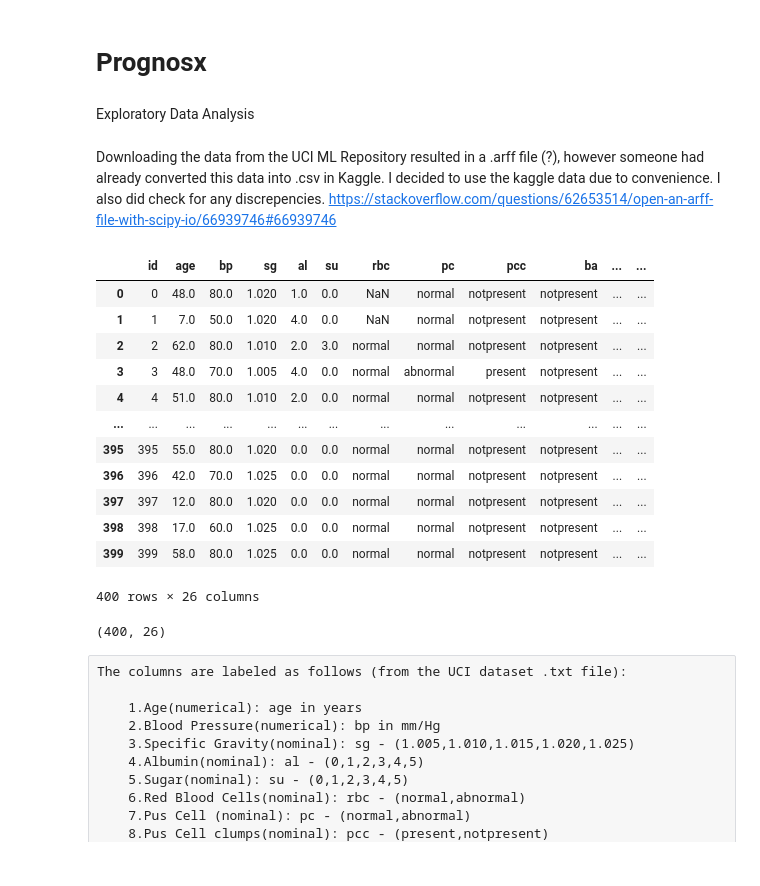
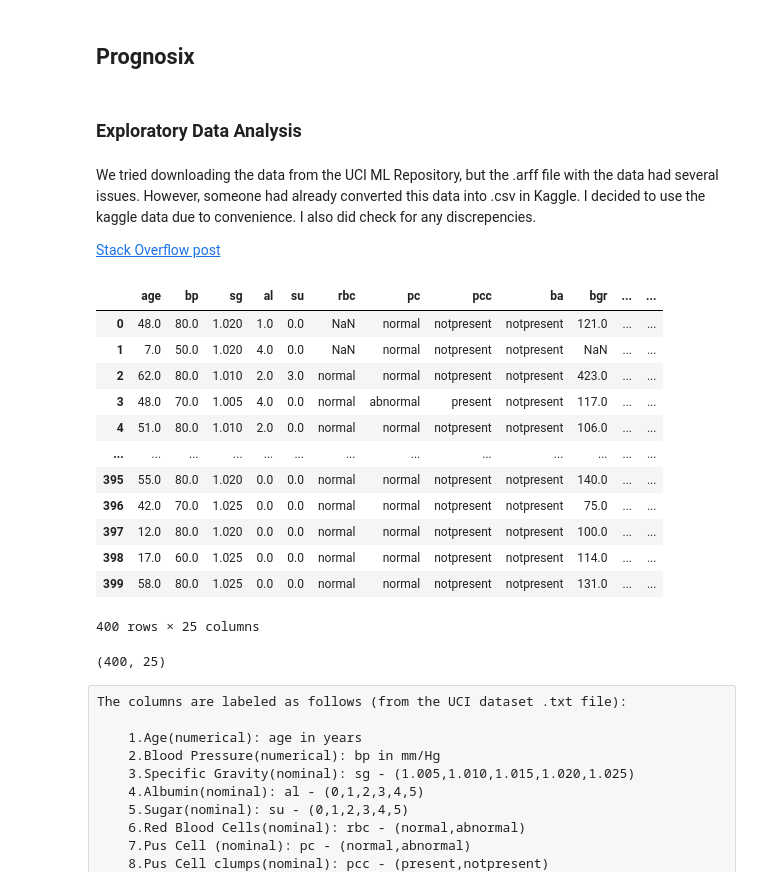
Before and after one commit to unprosaiclabyrinth/PrognosiX, a Jupyter notebook: Prognosix.ipynb, the cells around one changed output. Saved outputs shown, nothing was run; the diff lists cells and outputs as text; code cells hidden in the pictures.

```diff
--- a/Prognosix.ipynb
+++ b/Prognosix.ipynb
@@ -1,6 +1,6 @@
 # %% [markdown]
-# Prognosx
+## Prognosix
 # %% [markdown]
-Exploratory Data Analysis
+### Exploratory Data Analysis
 # %%
 import pandas as pd
@@ -12,28 +15,33 @@ from scipy.io import arff
 # %% [markdown]
-Downloading the data from the UCI ML Repository resulted in a .arff file (?), however someone had already converted this data into .csv in Kaggle.
+We tried downloading the data from the UCI ML Repository, but the .arff file with the data had several issues. However, someone had already converted this data into .csv in Kaggle.
 I decided to use the kaggle data due to convenience. I also did check for any discrepencies.
-https://stackoverflow.com/questions/62653514/open-an-arff-file-with-scipy-io/66939746#66939746
+
+[Stack Overflow post](https://stackoverflow.com/questions/62653514/open-an-arff-file-with-scipy-io/66939746#66939746)
 # %%
-df = pd.read_csv("kidney_disease.csv")
+df = pd.read_csv("chronic_kidney_disease.csv")
+
+# dropping the redundant id feature
+df = df.drop('id', axis=1)
+
 df
 # %% [output]
-|  | id | age | bp | sg | al | su | rbc | pc | pcc | ba | ... | ... |
-| 0 | 0 | 48.0 | 80.0 | 1.020 | 1.0 | 0.0 | NaN | normal | notpresent | notpresent | ... | ... |
-| 1 | 1 | 7.0 | 50.0 | 1.020 | 4.0 | 0.0 | NaN | normal | notpresent | notpresent | ... | ... |
-| 2 | 2 | 62.0 | 80.0 | 1.010 | 2.0 | 3.0 | normal | normal | notpresent | notpresent | ... | ... |
-| 3 | 3 | 48.0 | 70.0 | 1.005 | 4.0 | 0.0 | normal | abnormal | present | notpresent | ... | ... |
-| 4 | 4 | 51.0 | 80.0 | 1.010 | 2.0 | 0.0 | normal | normal | notpresent | notpresent | ... | ... |
+|  | age | bp | sg | al | su | rbc | pc | pcc | ba | bgr | ... | ... |
+| 0 | 48.0 | 80.0 | 1.020 | 1.0 | 0.0 | NaN | normal | notpresent | notpresent | 121.0 | ... | ... |
+| 1 | 7.0 | 50.0 | 1.020 | 4.0 | 0.0 | NaN | normal | notpresent | notpresent | NaN | ... | ... |
+| 2 | 62.0 | 80.0 | 1.010 | 2.0 | 3.0 | normal | normal | notpresent | notpresent | 423.0 | ... | ... |
+| 3 | 48.0 | 70.0 | 1.005 | 4.0 | 0.0 | normal | abnormal | present | notpresent | 117.0 | ... | ... |
+| 4 | 51.0 | 80.0 | 1.010 | 2.0 | 0.0 | normal | normal | notpresent | notpresent | 106.0 | ... | ... |
 | ... | ... | ... | ... | ... | ... | ... | ... | ... | ... | ... | ... | ... |
-| 395 | 395 | 55.0 | 80.0 | 1.020 | 0.0 | 0.0 | normal | normal | notpresent | notpresent | ... | ... |
-| 396 | 396 | 42.0 | 70.0 | 1.025 | 0.0 | 0.0 | normal | normal | notpresent | notpresent | ... | ... |
-| 397 | 397 | 12.0 | 80.0 | 1.020 | 0.0 | 0.0 | normal | normal | notpresent | notpresent | ... | ... |
-| 398 | 398 | 17.0 | 60.0 | 1.025 | 0.0 | 0.0 | normal | normal | notpresent | notpresent | ... | ... |
-| 399 | 399 | 58.0 | 80.0 | 1.025 | 0.0 | 0.0 | normal | normal | notpresent | notpresent | ... | ... |
+| 395 | 55.0 | 80.0 | 1.020 | 0.0 | 0.0 | normal | normal | notpresent | notpresent | 140.0 | ... | ... |
+| 396 | 42.0 | 70.0 | 1.025 | 0.0 | 0.0 | normal | normal | notpresent | notpresent | 75.0 | ... | ... |
+| 397 | 12.0 | 80.0 | 1.020 | 0.0 | 0.0 | normal | normal | notpresent | notpresent | 100.0 | ... | ... |
+| 398 | 17.0 | 60.0 | 1.025 | 0.0 | 0.0 | normal | normal | notpresent | notpresent | 114.0 | ... | ... |
+| 399 | 58.0 | 80.0 | 1.025 | 0.0 | 0.0 | normal | normal | notpresent | notpresent | 131.0 | ... | ... |
-400 rows × 26 columns
+400 rows × 25 columns
 # %%
 df.shape
 # %% [output]
-(400, 26)
+(400, 25)
 # %% [raw]
 The columns are labeled as follows (from the UCI dataset .txt file):
 
```
Also changed, not shown: parts of 24 cells of this notebook, 2 other files.
